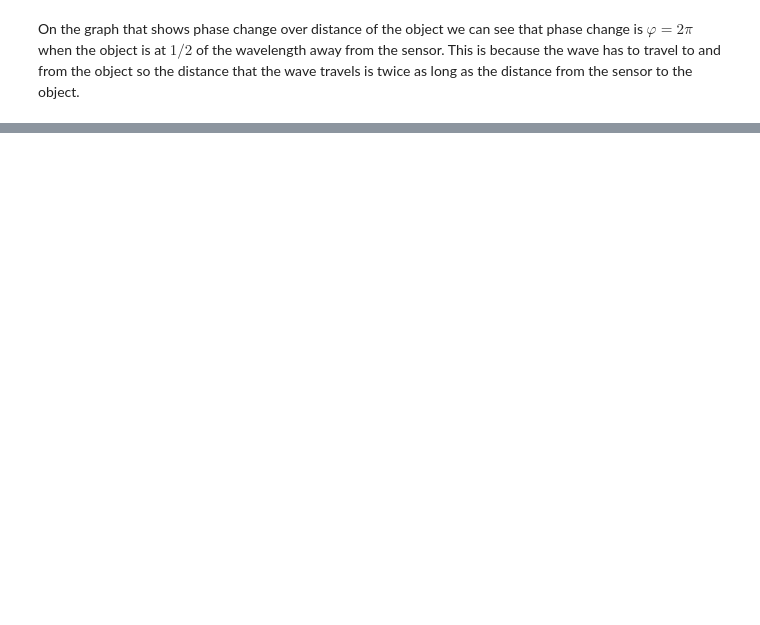
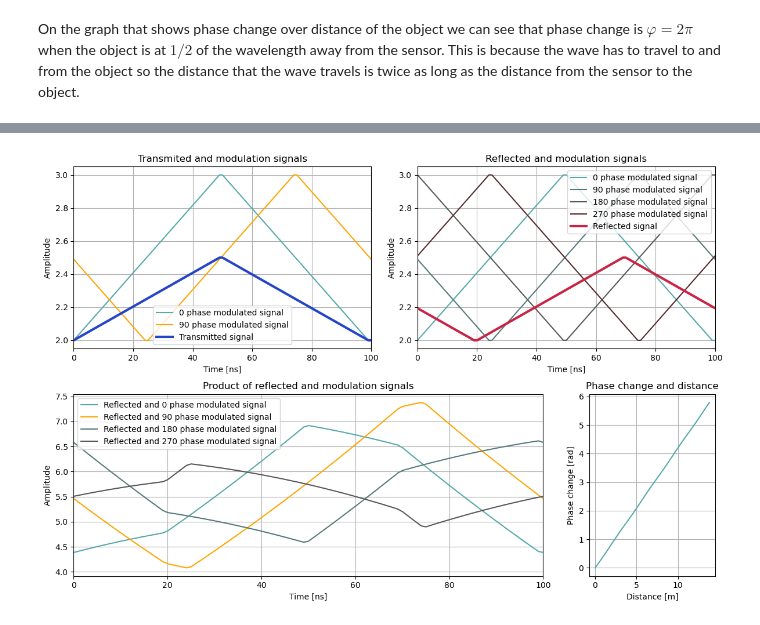
Before and after one commit to Phillip225/itof-naloga, a Jupyter notebook: src/itof.ipynb, the cells around one changed output, grey strips where cells are left out. Cells and saved outputs as stored; diff of their text form; code cells hidden in the pictures; blank space fills up the shorter version.

```diff
--- a/src/itof.ipynb
+++ b/src/itof.ipynb
@@ -193,0 +264,9 @@ plot_signals(sim=True, part=2)
+# %%
+ramp_up = 0.49
+ramp_down = 0.49
+high = 0.01
+low = 0.01
+
+plot_signals(sim=True, part=3)
+# %% [output]
+[figure, added]
```
Also changed, not shown: parts of 13 cells of this notebook, 2 other files.
